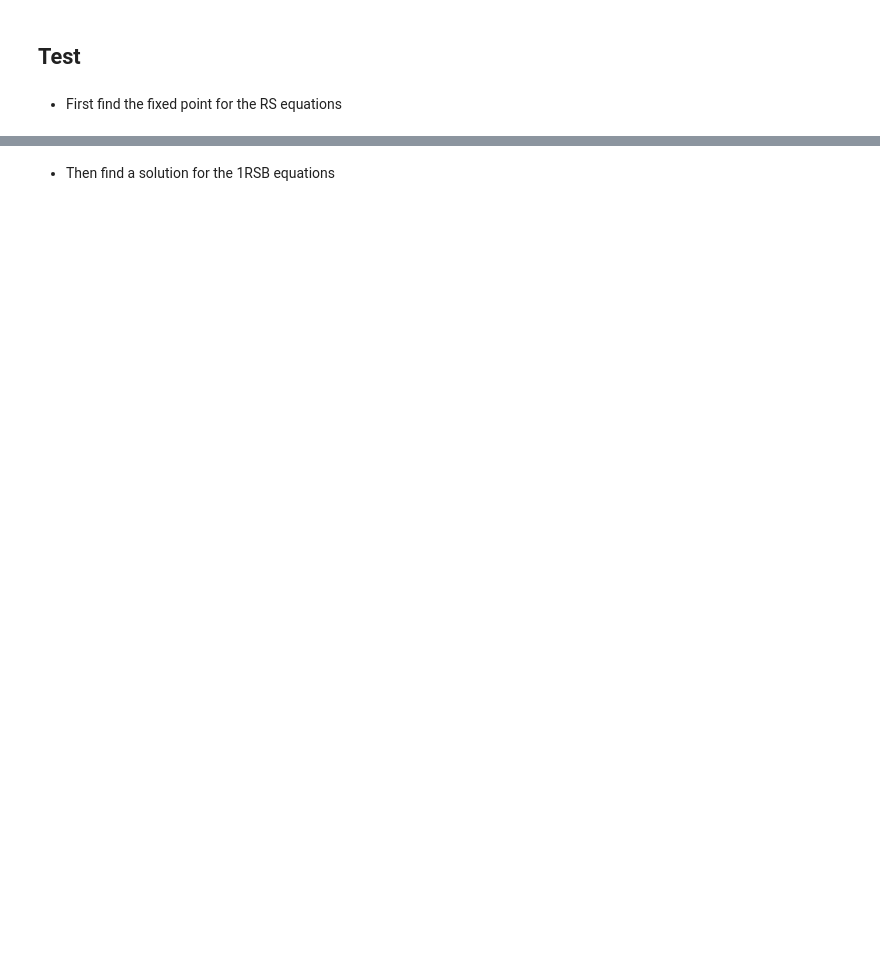
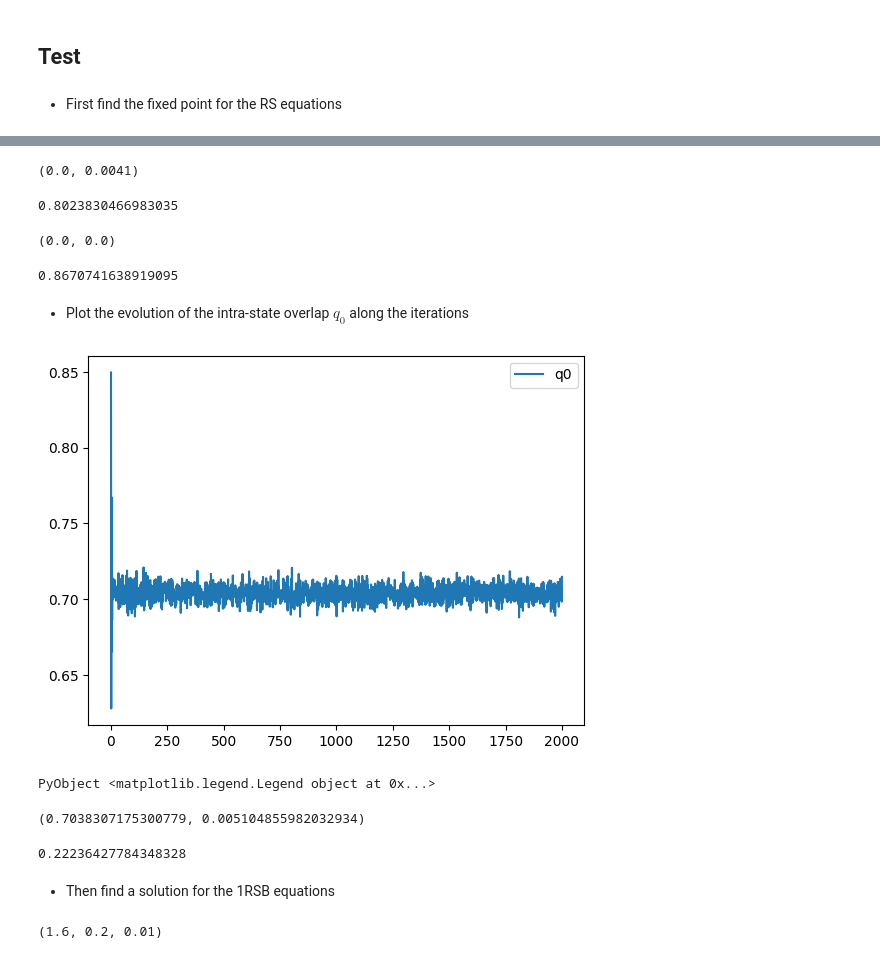
Before and after one commit to stecrotti/sourcecoding, a Jupyter notebook: notebooks/1RSB_entropic_m1.ipynb, the cells around one changed output, grey strips where cells are left out. Saved outputs shown, nothing was run; the diff lists cells and outputs as text; code cells hidden in the pictures; blank space fills up the shorter version.

```diff
--- a/notebooks/1RSB_entropic_m1.ipynb
+++ b/notebooks/1RSB_entropic_m1.ipynb
@@ -66,7 +66,7 @@ end
 # %% [output]
 BP_tu (generic function with 1 method)
 # %%
-conv(h1::Tuple, h2::Tuple) = (h1[1]*h2[1]+h1[2]*h2[2], h1[1]*h2[2]+h1[2]*h2[1])
+conv(h1::Tuple, h2::Tuple) = tuple(h1[1]*h2[1]+h1[2]*h2[2], h1[1]*h2[2]+h1[2]*h2[1])
 function BP_th_conv(H, tus)
     th = (exp(H), exp(-H))
     for tu in tus
@@ -75,7 +75,7 @@ function BP_th_conv(H, tus)
     th ./ sum(th)
 end
 function BP_tu_conv(s, ths)
-   tu = s==1 ? (1.0,0.0) : (0.0,1.0)
+   tu = s==1 ? tuple(1.0,0.0) : tuple(0.0,1.0)
    for i in eachindex(ths)
        tu = conv(tu, ths[i])
     end
@@ -125,7 +125,7 @@ function RS(Λ, K, H;
 
     Λ1 = residual(Λ)
     K1 = residual(K)
-    wΛ1 = weights(Λ1)
+    wΛ1 = weights(Λ1.parent)#wΛ1 = weights(Λ1)
     wK1 = weights(K1)
 
 
@@ -142,7 +142,7 @@ function RS(Λ, K, H;
         q0[t]=0.0
 
         for i = 1:popsize
-            d = sample(eachindex(Λ1), wΛ1)
+            d = sample(collect(eachindex(Λ1)), wΛ1)#d = sample(eachindex(Λ1), wΛ1)
             ind_tus = rand(1:popsize, d)
             tus = popQ_RS[ind_tus]
             popP_RS[i] = BP_th_conv(H, tus)
@@ -327,3 +426,14 @@ Test
 ---
 # %% [markdown]
 * First find the fixed point for the RS equations
+# %%
+f3 = 0.2
+f1=0.01
+f2=1-f1-f3
+H=1.6
+Λ = OffsetVector([0,f1,1-f3-f1,f3], 0:3)
+K = OffsetVector([0,0,0,1], 0:3)
+mK = sum(k*K[k] for k=eachindex(K))
+mΛ = sum(d*Λ[d] for d=eachindex(Λ))
+α = mΛ/mK
+R=1-α
@@ -330,10 +442,7 @@ Test
 # %%
-f3 = 0.3
-H=1.6
-Λ = OffsetVector([0,0,1-f3,f3], 0:3)
-K = OffsetVector([0,0,0,1], 0:3)
 popsize = 10^4
-maxiter = 10^3
-popP_RS, popQ_RS = RS(Λ, K, H, maxiter=maxiter, popsize=popsize);
+maxiter = 2*10^3
+q0 = fill(NaN, 1:maxiter)
+popP_RS, popQ_RS, q0 = RS(Λ, K, H, maxiter=maxiter, popsize=popsize);
 popP_RS
 # %% [output]
@@ -357,5 +466,47 @@ popP_RS
+# %%
+prop_small_m(popP_RS, 0.00001)
+# %% [output]
+(0.0, 0.0041)
+# %%
+av_mag(popP_RS)
+# %% [output]
+0.8023830466983035
+# %%
+checkHardFields(popP_RS)
+# %% [output]
+(0.0, 0.0)
+# %%
+F_RS(Λ, K, H, popP_RS, popQ_RS)
+# %% [output]
+0.8670741638919095
+# %% [markdown]
+* Plot the evolution of the intra-state overlap $q_0$ along the iterations
+# %%
+using PyPlot
+range = 1:maxiter
+plot(range, q0[range], label="q0")
+legend()
+# %% [output]
+[figure, added]
+PyObject <matplotlib.legend.Legend object at 0x...>
+# %%
+using Statistics
+range = 500:1000
+meanq0 = mean(q0[range])
+stdq0 = std(q0[range])
+meanq0, stdq0
+# %% [output]
+(0.7038307175300779, 0.005104855982032934)
+# %%
+distorsion_RS(Λ, K, H, popP_RS, popQ_RS)
+# %% [output]
+0.22236427784348328
 # %% [markdown]
 * Then find a solution for the 1RSB equations
+# %%
+H, f3, f1
+# %% [output]
+(1.6, 0.2, 0.01)
 # %%
 q0=fill(NaN, 1:maxiter)
 V=fill(NaN, 1:maxiter)
```
Also changed, not shown: parts of 73 cells of this notebook.
